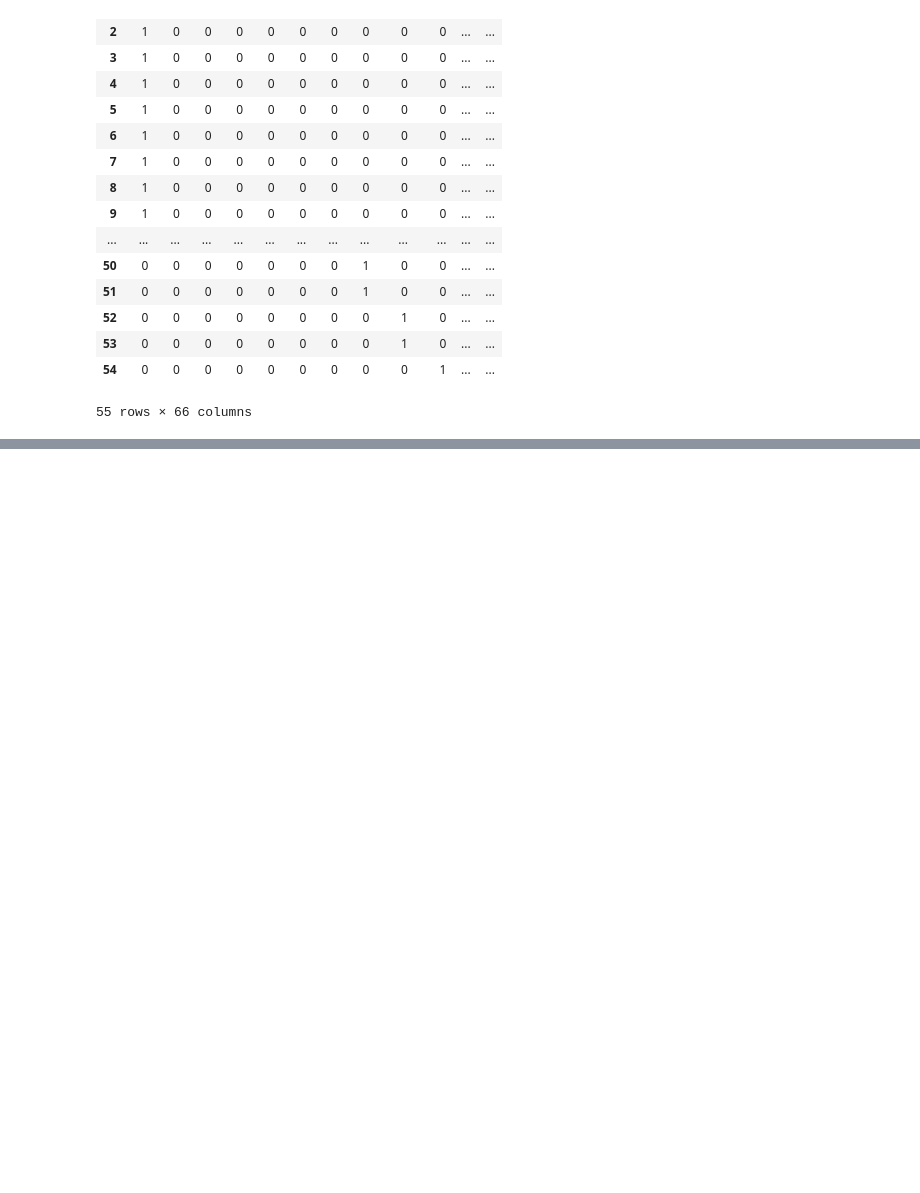
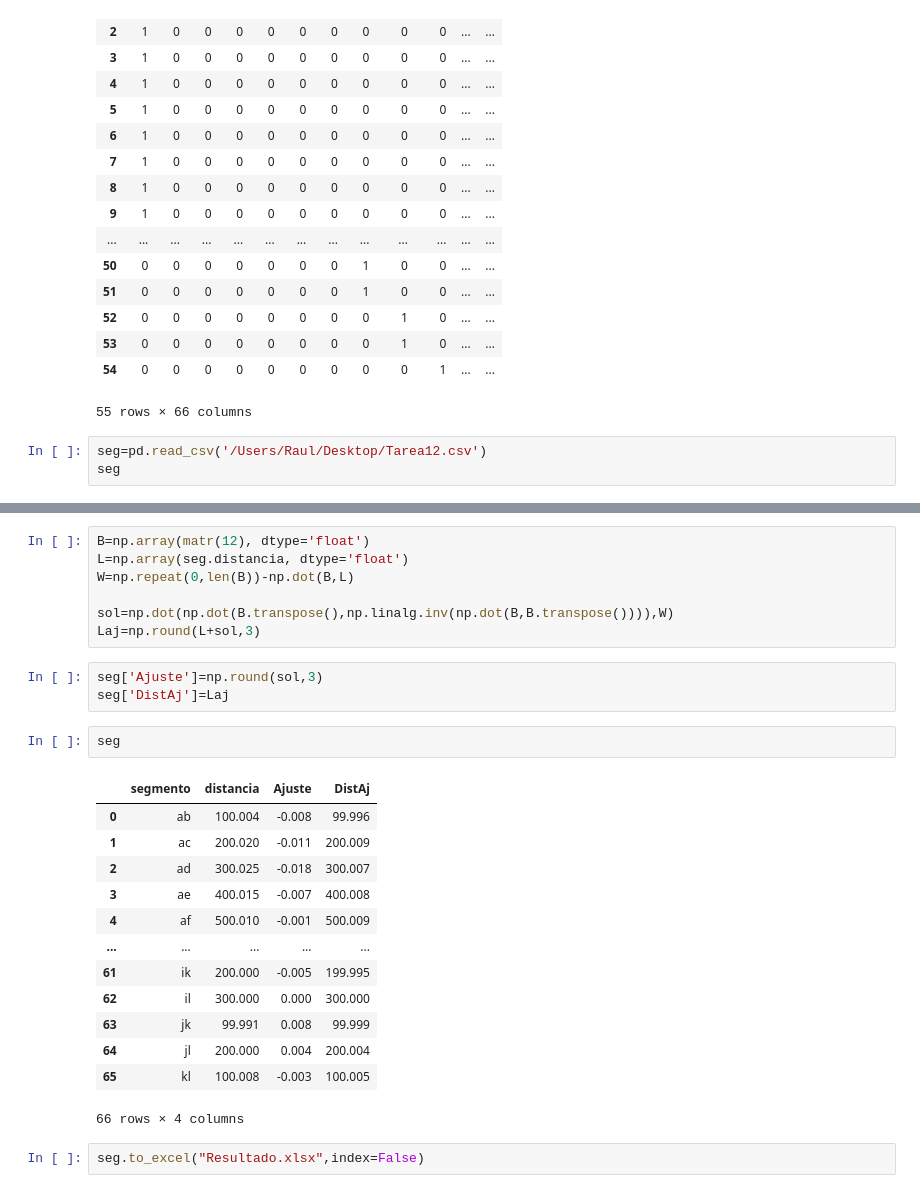
Before and after one commit to rulas99/calculodeajustes, a Jupyter notebook: EcCon.ipynb, the cells around one changed output, grey strips where cells are left out. Saved outputs shown, nothing was run; the diff lists cells and outputs as text; blank space fills up the shorter version.

```diff
--- a/EcCon.ipynb
+++ b/EcCon.ipynb
@@ -235,3 +204,6 @@ matr(12)
 | 53 | 0 | 0 | 0 | 0 | 0 | 0 | 0 | 0 | 1 | 0 | ... | ... |
 | 54 | 0 | 0 | 0 | 0 | 0 | 0 | 0 | 0 | 0 | 1 | ... | ... |
 55 rows × 66 columns
+# %%
+seg=pd.read_csv('/Users/Raul/Desktop/Tarea12.csv')
+seg
@@ -237,0 +224,28 @@ matr(12)
+# %%
+B=np.array(matr(12), dtype='float')
+L=np.array(seg.distancia, dtype='float')
+W=np.repeat(0,len(B))-np.dot(B,L)
+
+sol=np.dot(np.dot(B.transpose(),np.linalg.inv(np.dot(B,B.transpose()))),W)
+Laj=np.round(L+sol,3)
+# %%
+seg['Ajuste']=np.round(sol,3)
+seg['DistAj']=Laj
+# %%
+seg
+# %% [output]
+|  | segmento | distancia | Ajuste | DistAj |
+| 0 | ab | 100.004 | -0.008 | 99.996 |
+| 1 | ac | 200.020 | -0.011 | 200.009 |
+| 2 | ad | 300.025 | -0.018 | 300.007 |
+| 3 | ae | 400.015 | -0.007 | 400.008 |
+| 4 | af | 500.010 | -0.001 | 500.009 |
+| ... | ... | ... | ... | ... |
+| 61 | ik | 200.000 | -0.005 | 199.995 |
+| 62 | il | 300.000 | 0.000 | 300.000 |
+| 63 | jk | 99.991 | 0.008 | 99.999 |
+| 64 | jl | 200.000 | 0.004 | 200.004 |
+| 65 | kl | 100.008 | -0.003 | 100.005 |
+66 rows × 4 columns
+# %%
+seg.to_excel("Resultado.xlsx",index=False)
```
Also changed, not shown: parts of 3 cells of this notebook.
